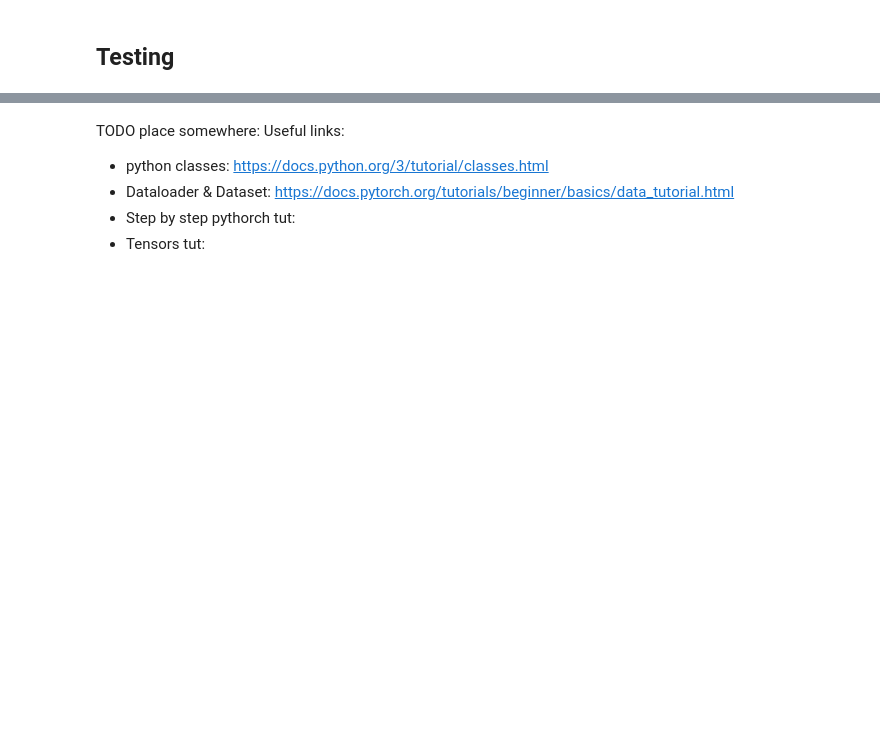
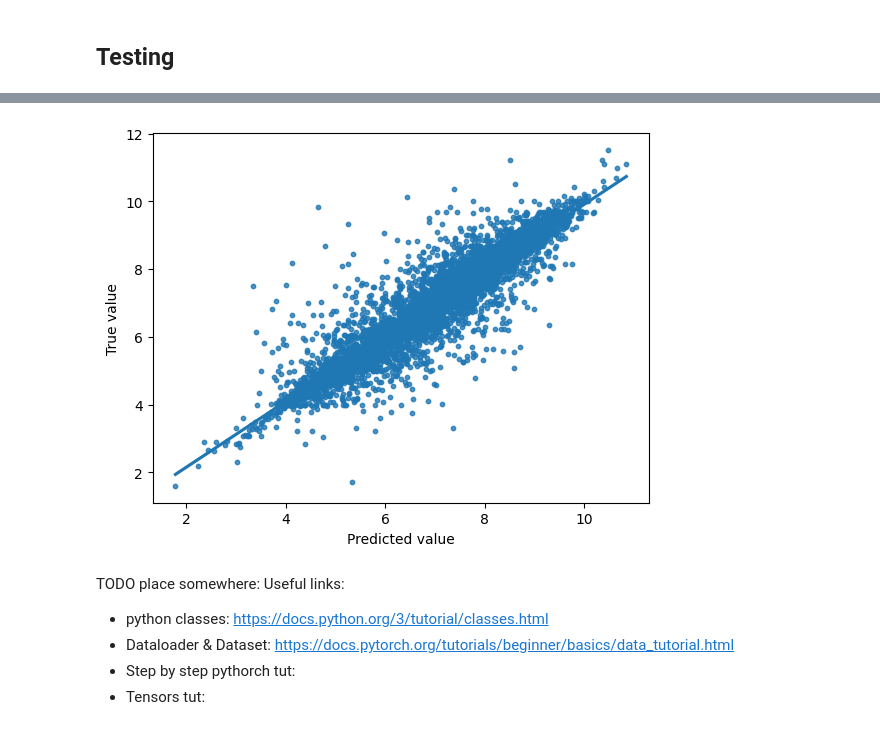
Before and after one commit to AndreaVolkamer/cic_summerschool_2025, a Jupyter notebook: session_3/session_3.ipynb, the cells around one changed output, grey strips where cells are left out. Cells and saved outputs as stored; diff of their text form; code cells hidden in the pictures; blank space fills up the shorter version.

```diff
--- a/session_3/session_3.ipynb
+++ b/session_3/session_3.ipynb
@@ -55,12 +92,15 @@ from rdkit.Chem import AllChem
 
 fpgen = rdFingerprintGenerator.GetMorganGenerator(radius=2, fpSize=1024)
 
+
 def smilesToFp(smiles):
-    fpgen.GetFingerprintAsNumPy(Chem.MolFromSmiles(smiles))
+    return fpgen.GetFingerprintAsNumPy(Chem.MolFromSmiles(smiles))
 # %%
 class ActivityDataset(Dataset):
     def __init__(self, smiles, activity):
-        self.fingerprints = torch.tensor(list(map(smilesToFp, smiles)), dtype=torch.float)
+        self.fingerprints = torch.tensor(
+            list(map(smilesToFp, smiles)), dtype=torch.float
+        )
         self.labels = torch.tensor(activity, dtype=torch.float)
 
     def __len__(self):
@@ -81,7 +128,9 @@ egfr_activities_df.head()
 # %% [markdown]
 And create an `ActivityDataset` instance from the full dataset:
 # %%
-dataset = ActivityDataset(egfr_activities_df['canonical_smiles'], egfr_activities_df['pIC50'])
+dataset = ActivityDataset(
+    egfr_activities_df["canonical_smiles"], egfr_activities_df["pIC50"]
+)
 # %% [markdown]
 We split the dataset into a training set (75%), validation set (10%), and test set (15%) using PyTorch `random_split` function: TODO @Andrea, what are good split numbers here?
 # %%
@@ -192,9 +266,15 @@ print(f'Test Loss: {test_loss:.4f}')
 # %%
 with torch.no_grad():
-    sns.regplot(x=model(test_dataloader.dataset.fingerprints).flatten(), y=test_dataloader.dataset.labels, scatter_kws={"s": 10})
+    sns.regplot(
+        x=model(test_dataloader.dataset.dataset.fingerprints).squeeze().tolist(),
+        y=test_dataloader.dataset.dataset.labels.tolist(),
+        scatter_kws={"s": 10},
+    )
 plt.ylabel("True value")
 plt.xlabel("Predicted value")
 plt.show()
+# %% [output]
+[figure, added]
 # %% [markdown]
 TODO place somewhere: Useful links:
 * python classes: https://docs.python.org/3/tutorial/classes.html
```
Also changed, not shown: parts of 7 cells of this notebook.
